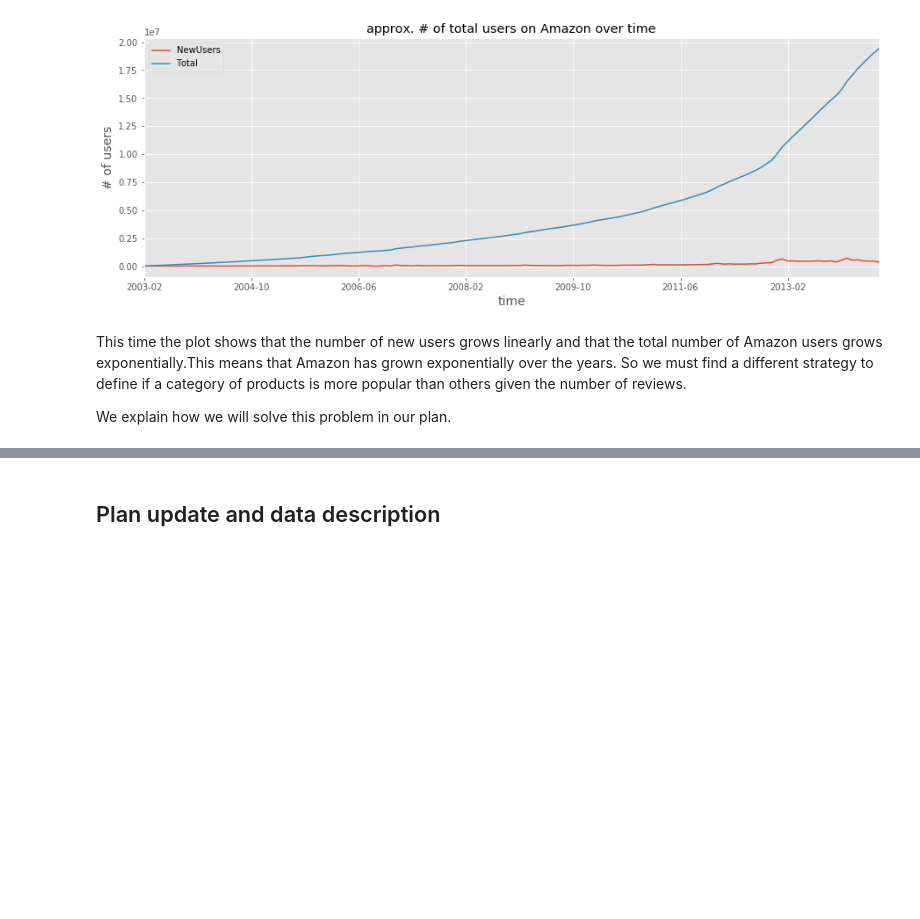
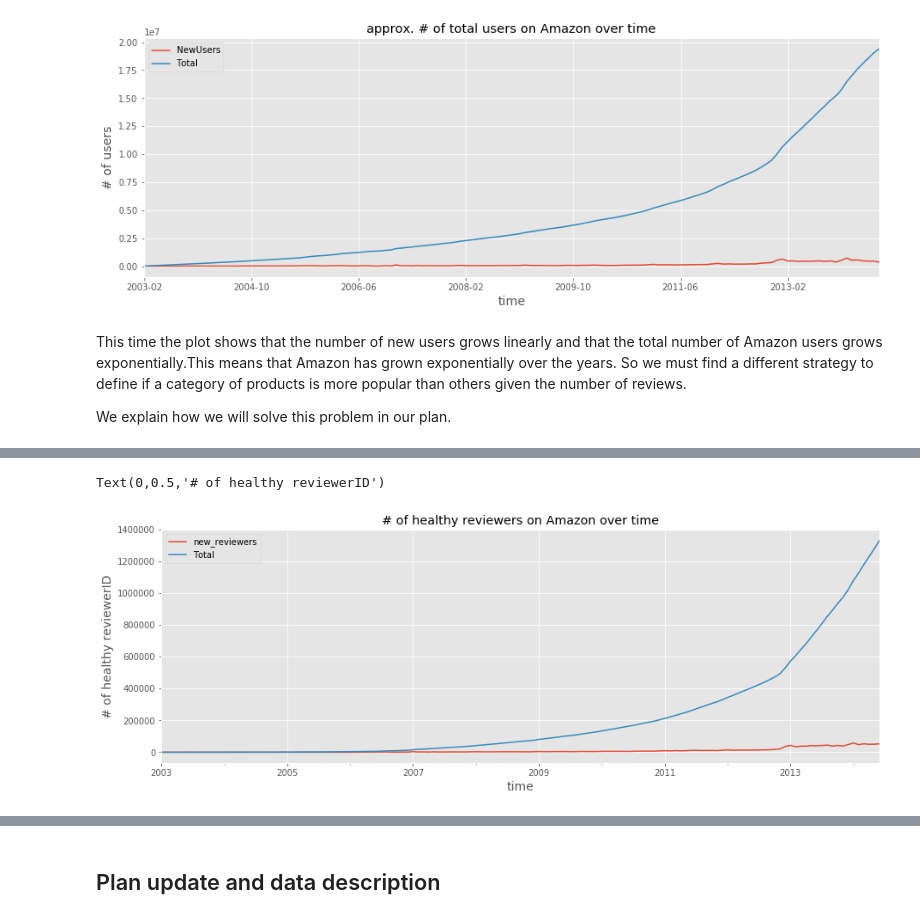
Before and after one commit to darioAnongba/EPFL-ADA, a Jupyter notebook: project/Report.ipynb, the cells around one changed output, grey strips where cells are left out. Drawn from its saved outputs; the diff is of its cells as text; code cells hidden in the pictures; blank space fills up the shorter version.

```diff
--- a/project/Report.ipynb
+++ b/project/Report.ipynb
@@ -271 +302,15 @@ Number of products about healthy products: 1332644
+# %%
+unique_reviewers = merged_healthy_df.reviewerID.unique()
+reviewers_healthy_products = merged_healthy_df[['reviewerID','datetime']].loc[merged_healthy_df.reviewerID.isin(unique_reviewers)]
+reviewers_healthy_products.datetime = reviewers_healthy_products.datetime.apply(convert_Date_To_Month)
+# %%
+healthy_reviewers_count = reviewers_healthy_products.groupby('datetime').count()
+healthy_reviewers_count['Total'] = healthy_reviewers_count.reviewerID.cumsum()
+healthy_reviewers_count.columns = ['new_reviewers', 'Total']
+healthy_reviewers_count.plot(title='# of healthy reviewers on Amazon over time')
+plt.xlabel('time', fontsize=14)
+plt.ylabel('# of healthy reviewerID', fontsize=14)
+# %% [output]
+Text(0,0.5,'# of healthy reviewerID')
+[figure, added]
 # %%
```
Also changed, not shown: parts of 18 cells of this notebook, 8 other files.
